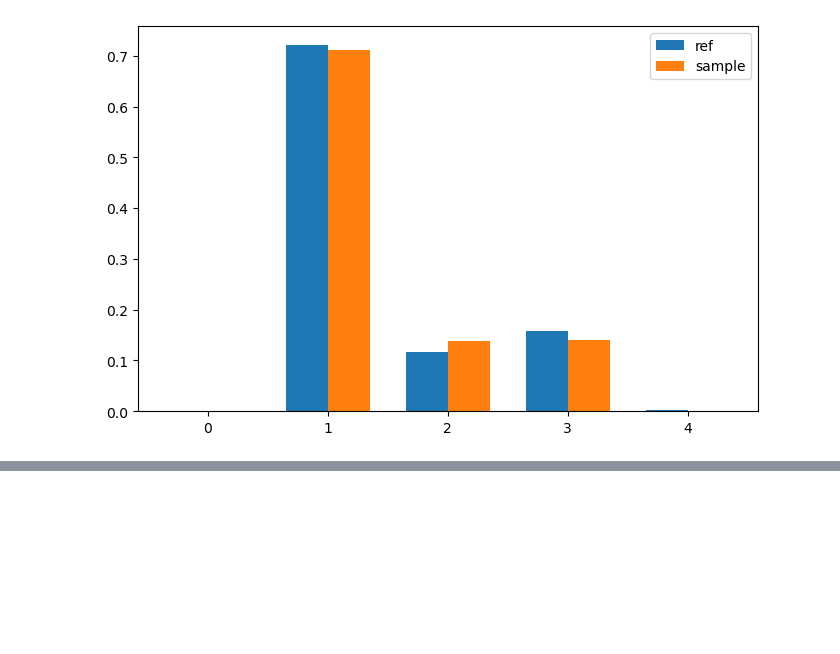
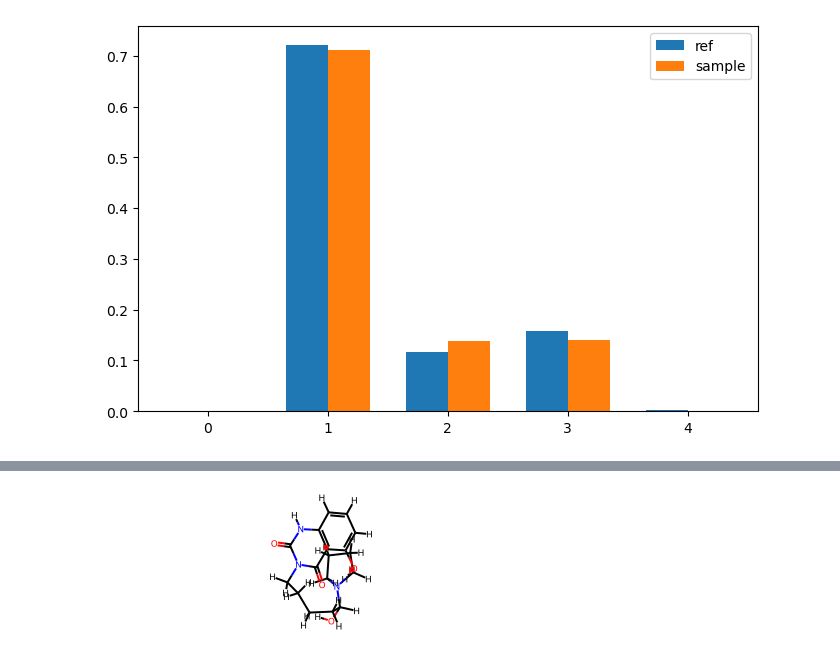
Before and after one commit to Monstertail/CS598-GBL, a Jupyter notebook: molecule/demo.ipynb, the cells around one changed output, grey strips where cells are left out. Cells and saved outputs as stored; diff of their text form; code cells hidden in the pictures; blank space fills up the shorter version.

Commit message:
add visual

```diff
--- a/molecule/demo.ipynb
+++ b/molecule/demo.ipynb
@@ -421,12 +421,14 @@ Counter({'C': 1263, 'O': 249, 'N': 247, 'S': 11, 'Br': 3, 'F': 1, 'Cl': 1})
 [figure]
 # %%
 import os
-os.environ["CUDA_VISIBLE_DEVICES"] = "6"
+# os.environ["CUDA_VISIBLE_DEVICES"] = "6"
 from flowmol.analysis.metrics import SampleAnalyzer
-# import flowmol
-# model = flowmol.load_pretrained('geom_ctmc').cuda().eval()
-# sampled_mols = model.sample_random_sizes(n_molecules=100)
-# analyzer = SampleAnalyzer()
+import flowmol
+model = flowmol.load_pretrained('geom_ctmc').cuda().eval()
+sampled_mols = model.sample_random_sizes(n_molecules=2)
+analyzer = SampleAnalyzer()
 print(dir(mols[0]))
-analyzer.analyze(mols, energy_div=True, functional_validity=True)
+# analyzer.analyze(sampled_mols, energy_div=True, functional_validity=False)
+# Note(jinwei): please help me figure out why functional_validity=true has error
+analyzer.analyze(sampled_mols, energy_div=True, functional_validity=True)
 # %% [output]
@@ -433,0 +439,4 @@ AttributeError: 'Mol' object has no attribute 'num_atoms'
+# %%
+sampled_mols[0].rdkit_mol
+# %% [output]
+[figure, added]
```
Also changed, not shown: parts of 2 cells of this notebook, 3 other files.
